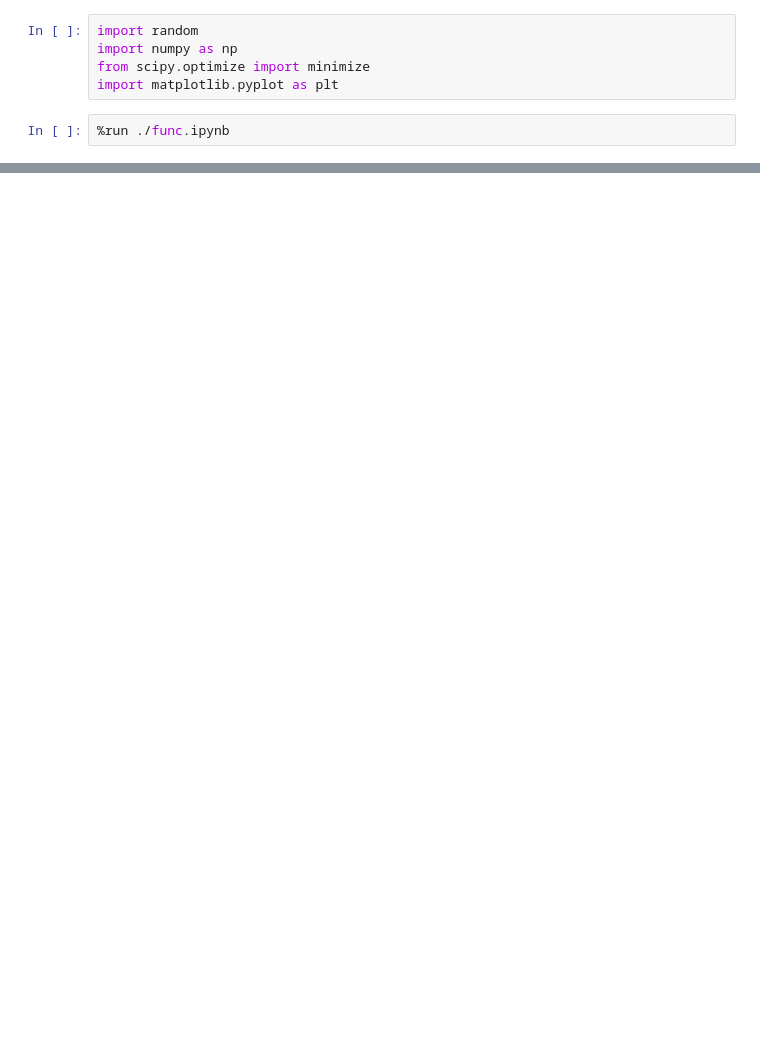
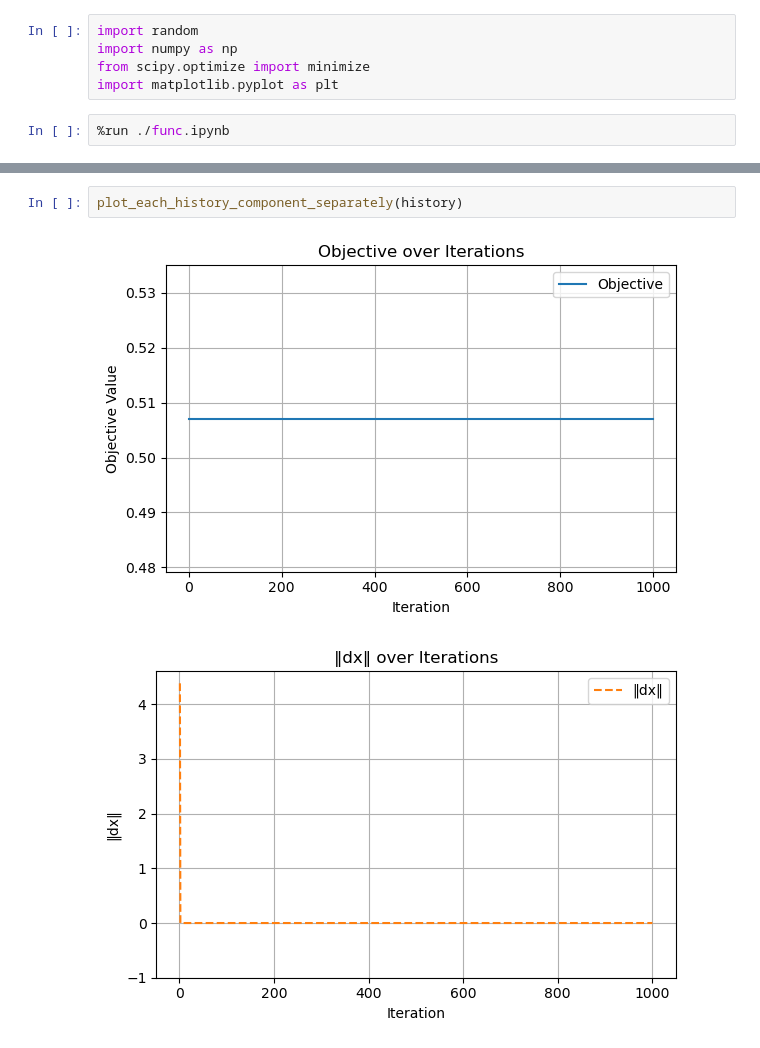
Before and after one commit to datty00725/allocate-probrem, a Jupyter notebook: mutaion_gda/execute.ipynb, the cells around one changed output, grey strips where cells are left out. Cells and saved outputs as stored; diff of their text form; blank space fills up the shorter version.

```diff
--- a/mutaion_gda/execute.ipynb
+++ b/mutaion_gda/execute.ipynb
@@ -46,0 +118,5 @@ print("\nU_i^F:", Ui_F)
+# %%
+plot_each_history_component_separately(history)
+# %% [output]
+[figure, added]
+[figure, added]
```
Also changed, not shown: parts of 9 cells of this notebook, 7 other files.
